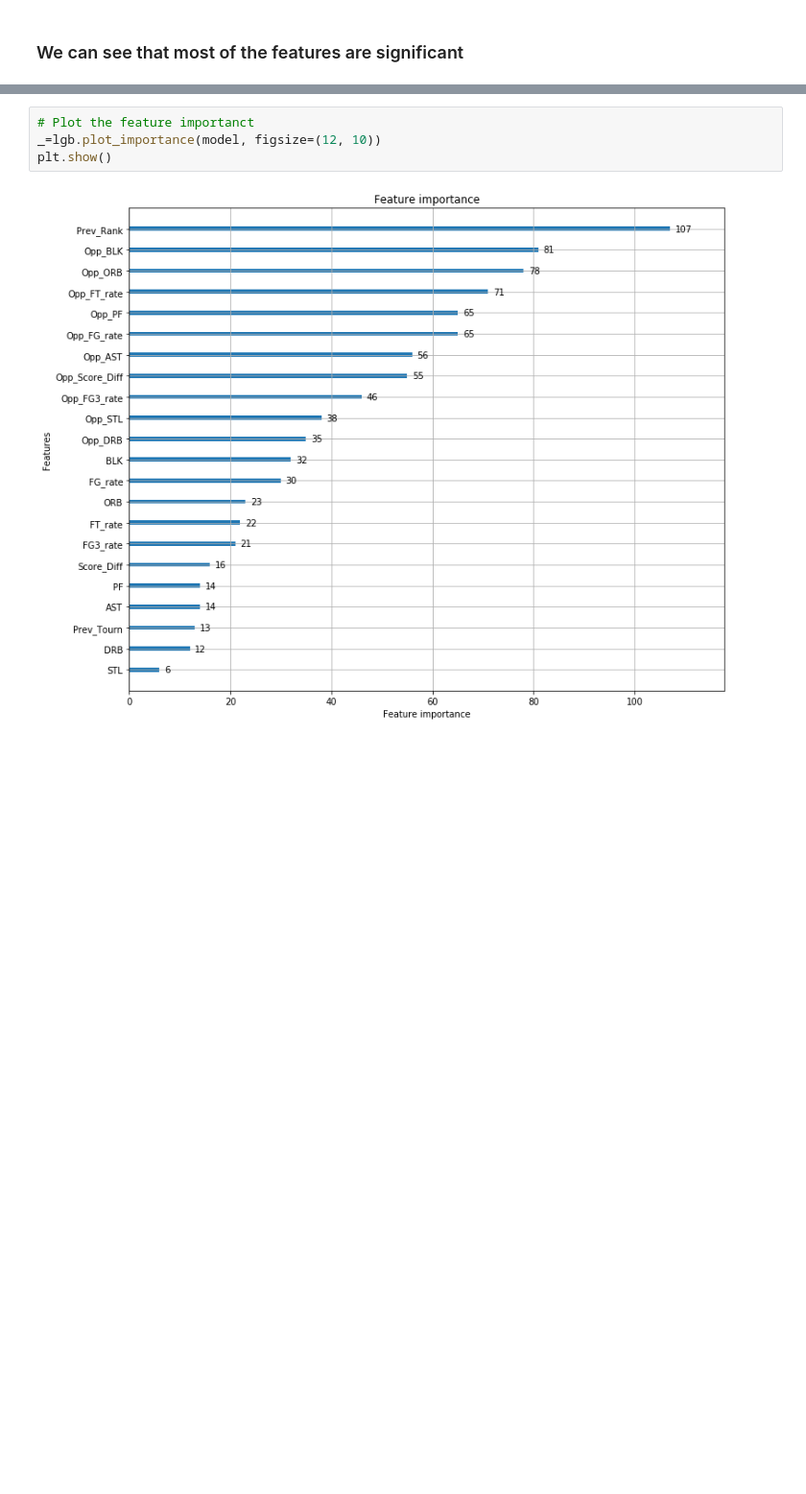
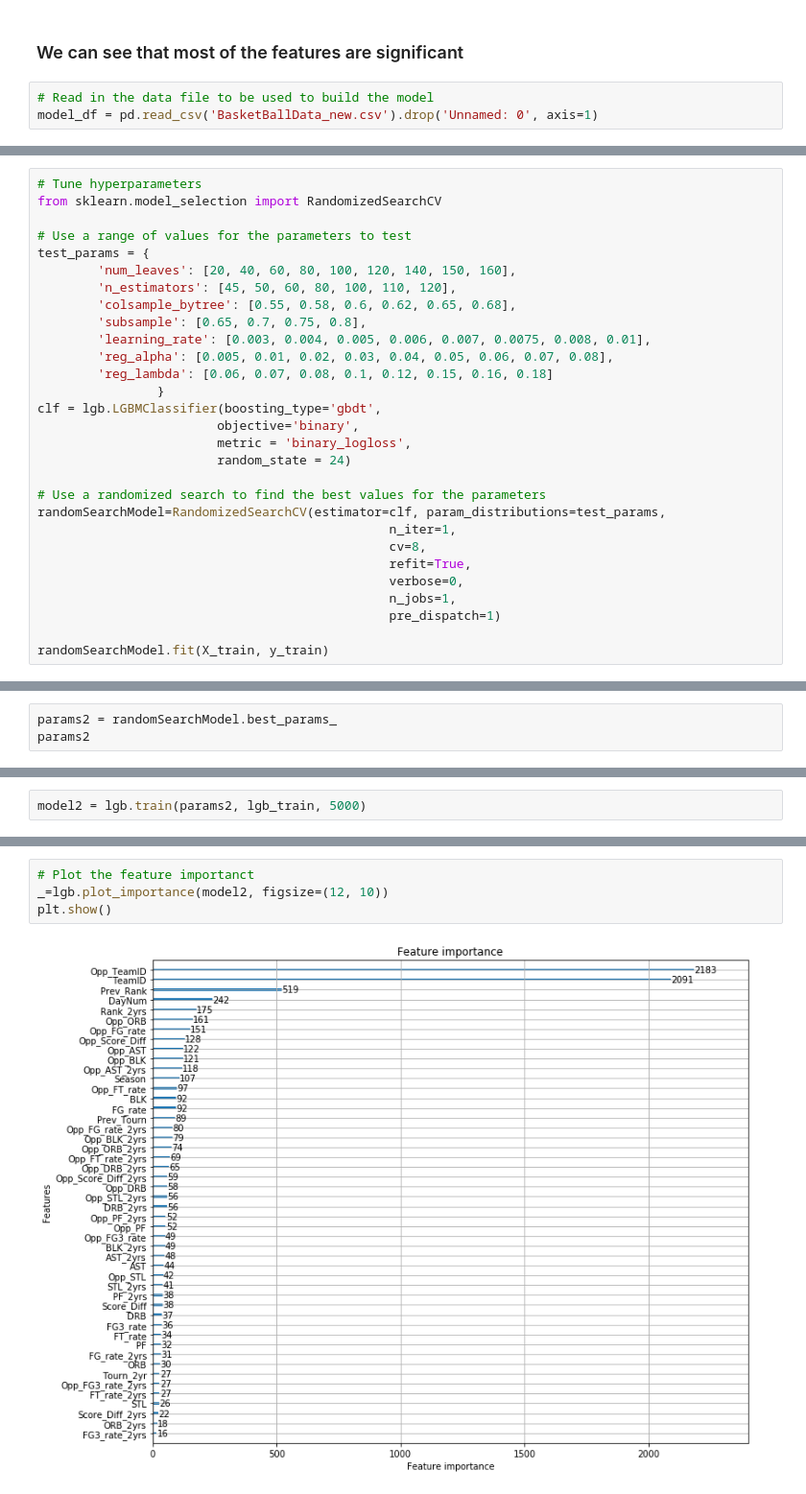
Before and after one commit to merlej/basketball-prediction, a Jupyter notebook: feature_selection.ipynb, the cells around one changed output, grey strips where cells are left out. Shown at 96% size. Cells and saved outputs as stored; diff of their text form; blank space fills up the shorter version.

Commit message:
tuned hyperparameters

```diff
--- a/feature_selection.ipynb
+++ b/feature_selection.ipynb
@@ -225,6 +239,9 @@ The p-value for the difference between  Prev_Tourn is:  0.0
 The p-value for the difference between  Prev_Rank is:  0.0
 # %% [markdown]
 ### We can see that most of the features are significant
+# %%
+# Read in the data file to be used to build the model
+model_df = pd.read_csv('BasketBallData_new.csv').drop('Unnamed: 0', axis=1)
 # %%
 # Use lightgbm to fit a model
 import lightgbm as lgb
@@ -265,0 +284,29 @@ The accuracy on the test data is  62.44 %
+# %%
+# Tune hyperparameters
+from sklearn.model_selection import RandomizedSearchCV
+
+# Use a range of values for the parameters to test
+test_params = {
+        'num_leaves': [20, 40, 60, 80, 100, 120, 140, 150, 160],
+        'n_estimators': [45, 50, 60, 80, 100, 110, 120],
+        'colsample_bytree': [0.55, 0.58, 0.6, 0.62, 0.65, 0.68],
+        'subsample': [0.65, 0.7, 0.75, 0.8],
+        'learning_rate': [0.003, 0.004, 0.005, 0.006, 0.007, 0.0075, 0.008, 0.01],
+        'reg_alpha': [0.005, 0.01, 0.02, 0.03, 0.04, 0.05, 0.06, 0.07, 0.08],
+        'reg_lambda': [0.06, 0.07, 0.08, 0.1, 0.12, 0.15, 0.16, 0.18]
+                }
+clf = lgb.LGBMClassifier(boosting_type='gbdt',
+                        objective='binary',
+                        metric = 'binary_logloss',
+                        random_state = 24)
+
+# Use a randomized search to find the best values for the parameters
+randomSearchModel=RandomizedSearchCV(estimator=clf, param_distributions=test_params,
+                                               n_iter=1,
+                                               cv=8,
+                                               refit=True,
+                                               verbose=0,
+                                               n_jobs=1,
+                                               pre_dispatch=1)
+
+randomSearchModel.fit(X_train, y_train)
@@ -265,0 +326,3 @@ The accuracy on the test data is  62.44 %
+# %%
+params2 = randomSearchModel.best_params_
+params2
@@ -265,0 +337,2 @@ The accuracy on the test data is  62.44 %
+# %%
+model2 = lgb.train(params2, lgb_train, 5000)
@@ -282,6 +384,6 @@ The accuracy on the training data is  63.89 %
 # %%
 # Plot the feature importanct
-_=lgb.plot_importance(model, figsize=(12, 10))
+_=lgb.plot_importance(model2, figsize=(12, 10))
 plt.show()
 # %% [output]
-[figure, old version]
+[figure, new version]
```
Also changed, not shown: parts of 20 cells of this notebook.
